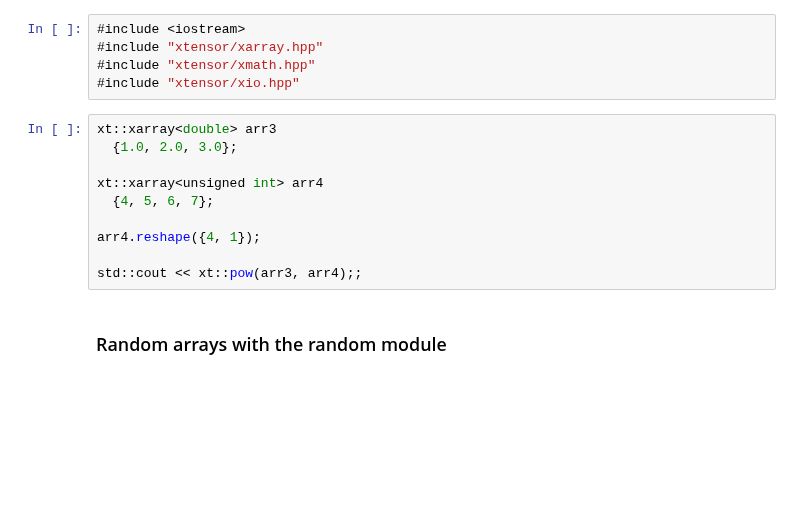
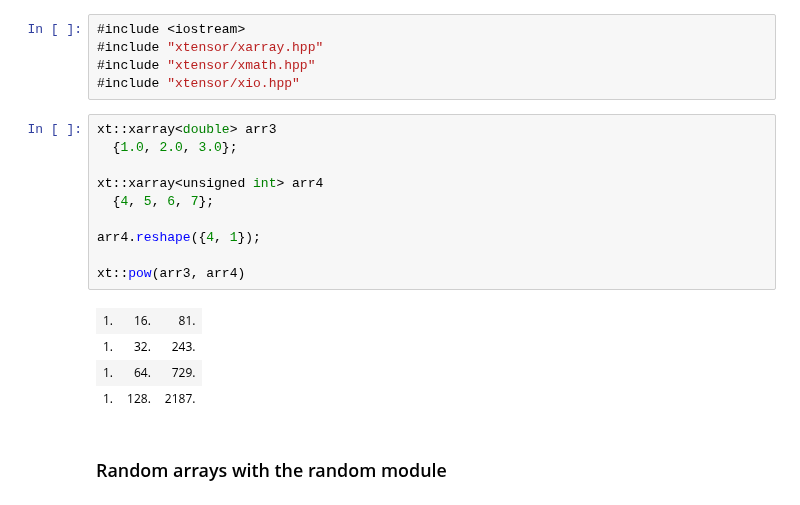
Before and after one commit to xtensor-stack/xtensor, a Jupyter notebook: notebooks/xtensor.ipynb, the cells around one changed output. Cells and saved outputs as stored; diff of their text form; blank space fills up the shorter version.

```diff
--- a/notebooks/xtensor.ipynb
+++ b/notebooks/xtensor.ipynb
@@ -78,13 +93,18 @@ std::cout << arr;
 # %%
 xt::xarray<double> arr3
   {1.0, 2.0, 3.0};
 
 xt::xarray<unsigned int> arr4
   {4, 5, 6, 7};
 
 arr4.reshape({4, 1});
 
-std::cout << xt::pow(arr3, arr4);;
+xt::pow(arr3, arr4)
+# %% [output]
+| 1. | 16. | 81. |
+| 1. | 32. | 243. |
+| 1. | 64. | 729. |
+| 1. | 128. | 2187. |
 # %% [markdown]
 ### Random arrays with the random module
 # %%
```
Also changed, not shown: parts of 13 cells of this notebook.
